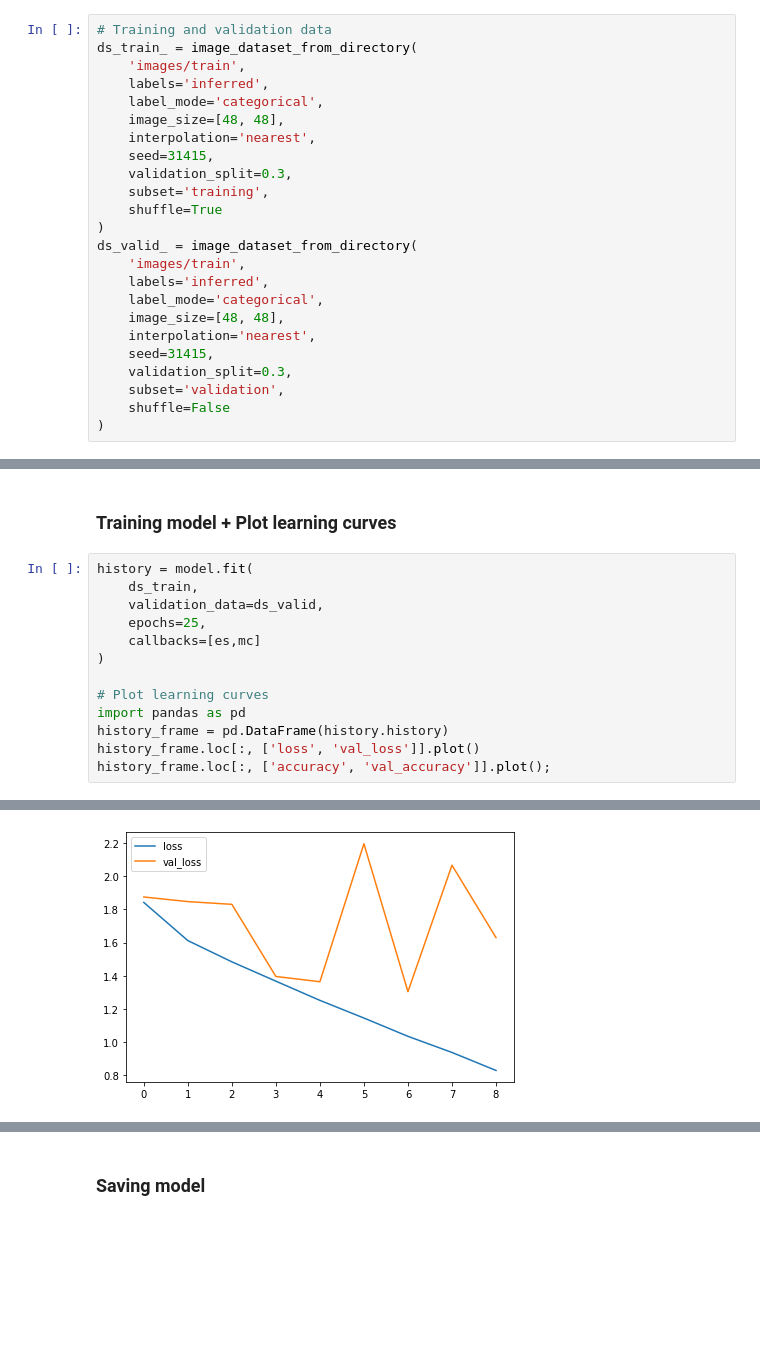
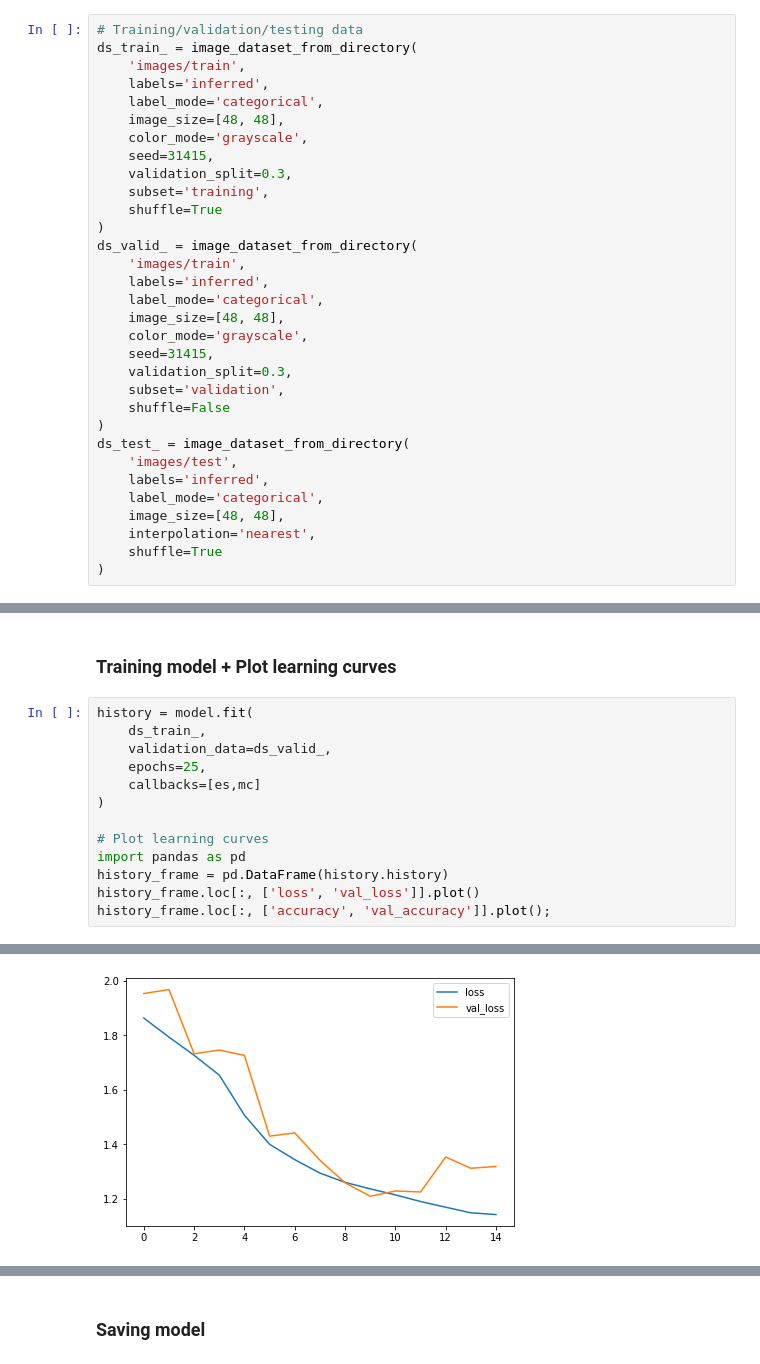
Before and after one commit to wenyushe/Facial_Emotion_Recognition, a Jupyter notebook: create_model.ipynb, the cells around one changed output, grey strips where cells are left out. Saved outputs shown, nothing was run; the diff lists cells and outputs as text; blank space fills up the shorter version.

```diff
--- a/create_model.ipynb
+++ b/create_model.ipynb
@@ -36,13 +36,13 @@ warnings.filterwarnings("ignore") # to clean up output cells
 # %% [markdown]
 ### Load data
 # %%
-# Training and validation data
+# Training/validation/testing data
 ds_train_ = image_dataset_from_directory(
     'images/train',
     labels='inferred',
     label_mode='categorical',
     image_size=[48, 48],
-    interpolation='nearest',
+    color_mode='grayscale',
     seed=31415,
     validation_split=0.3,
     subset='training',
@@ -53,12 +53,20 @@ ds_valid_ = image_dataset_from_directory(
     labels='inferred',
     label_mode='categorical',
     image_size=[48, 48],
-    interpolation='nearest',
+    color_mode='grayscale',
     seed=31415,
     validation_split=0.3,
     subset='validation',
     shuffle=False
 )
+ds_test_ = image_dataset_from_directory(
+    'images/test',
+    labels='inferred',
+    label_mode='categorical',
+    image_size=[48, 48],
+    interpolation='nearest',
+    shuffle=True
+)
 # %% [output]
 Found 28821 files belonging to 7 classes.
 Using 20175 files for training.
@@ -231,8 +189,8 @@ call_back = [es, mc]
 ### Training model + Plot learning curves
 # %%
 history = model.fit(
-    ds_train,
-    validation_data=ds_valid,
+    ds_train_,
+    validation_data=ds_valid_,
     epochs=25,
     callbacks=[es,mc]
 )
@@ -263 +221 @@ Epoch 9: early stopping
-[figure, old version]
+[figure, new version]
```
Also changed, not shown: parts of 10 cells of this notebook.
